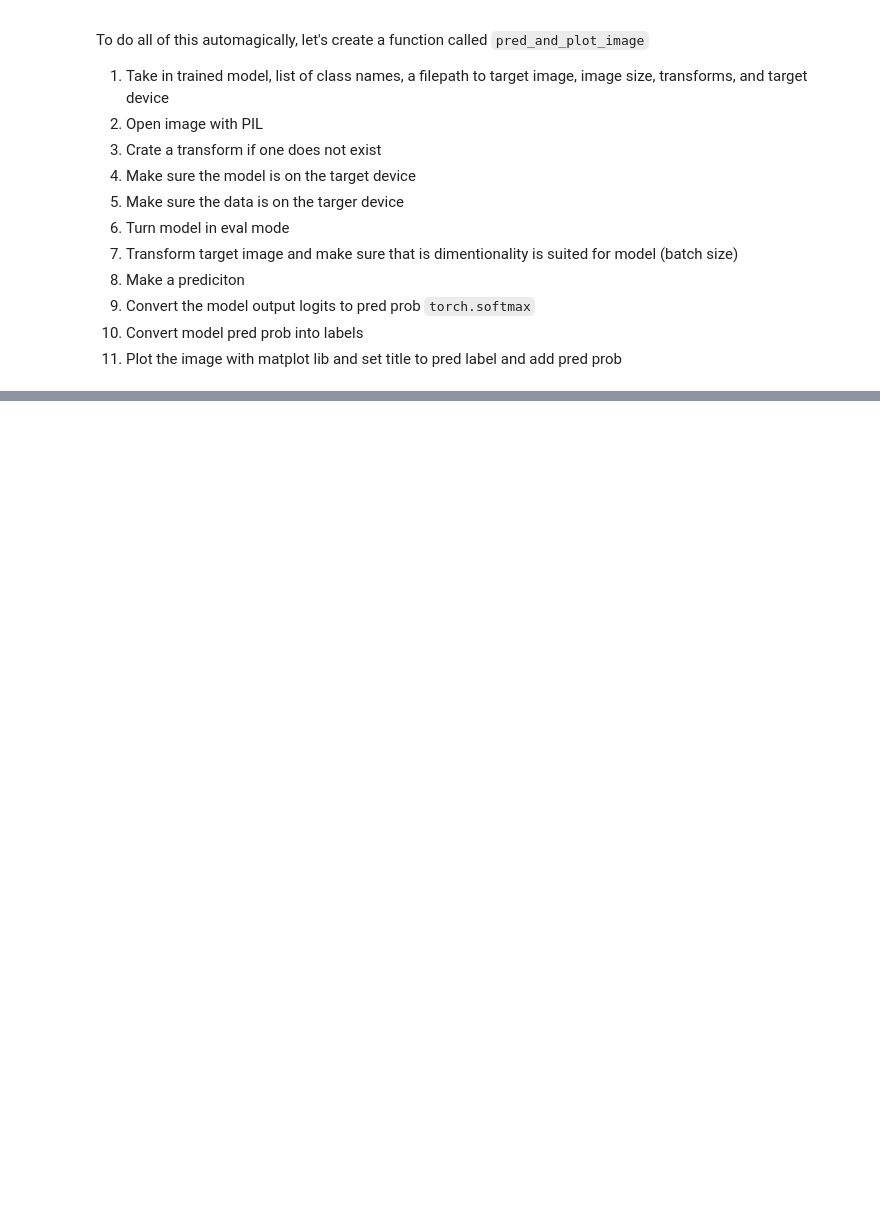
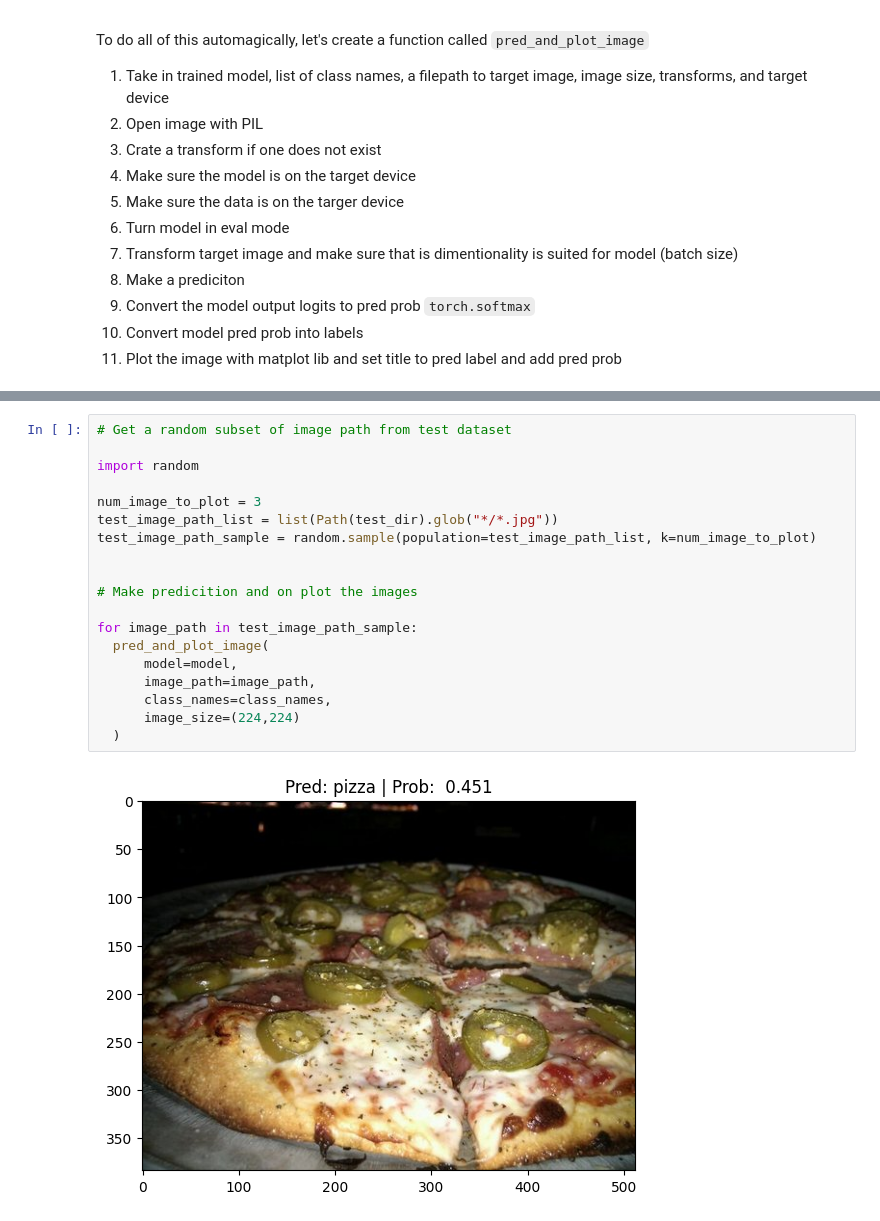
Before and after one commit to gauthiermartin/deeplearning-with-pytorch-course, a Jupyter notebook: 06_pytorch_transfer_learning.ipynb, the cells around one changed output, grey strips where cells are left out. Drawn from its saved outputs; the diff is of its cells as text; blank space fills up the shorter version.

```diff
--- a/06_pytorch_transfer_learning.ipynb
+++ b/06_pytorch_transfer_learning.ipynb
@@ -563,0 +615,21 @@ To do all of this automagically, let's create a function called `pred_and_plot_i
+# %%
+# Get a random subset of image path from test dataset
+
+import random
+
+num_image_to_plot = 3
+test_image_path_list = list(Path(test_dir).glob("*/*.jpg"))
+test_image_path_sample = random.sample(population=test_image_path_list, k=num_image_to_plot)
+
+
+# Make predicition and on plot the images
+
+for image_path in test_image_path_sample:
+  pred_and_plot_image(
+      model=model,
+      image_path=image_path,
+      class_names=class_names,
+      image_size=(224,224)
+  )
+# %% [output]
+[figure, added]
```
Also changed, not shown: parts of 5 cells of this notebook.
